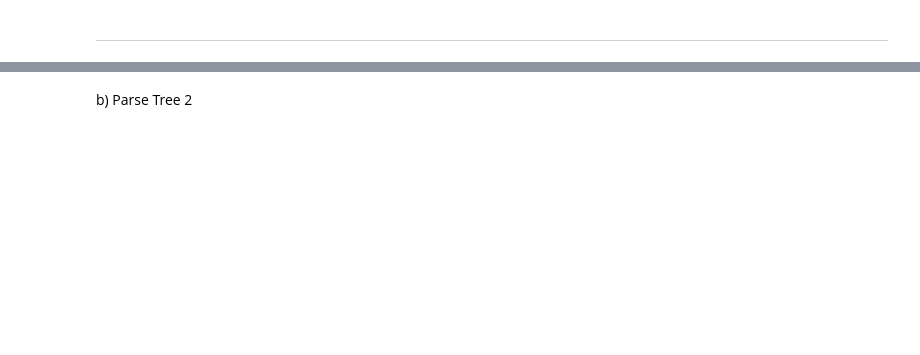
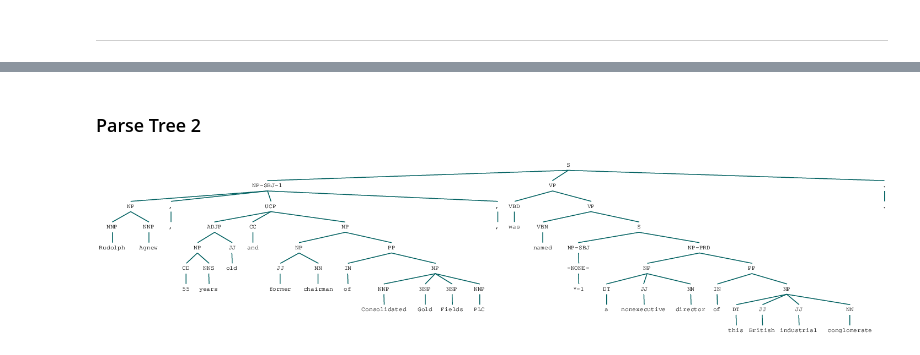
Before and after one commit to AdityaShreySharma/Corpus-Operations, a Jupyter notebook: Operations on Custom Corpora.ipynb, the cells around one changed output, grey strips where cells are left out. Saved outputs shown, nothing was run; the diff lists cells and outputs as text; code cells hidden in the pictures; blank space fills up the shorter version.

```diff
--- a/Operations on Custom Corpora.ipynb
+++ b/Operations on Custom Corpora.ipynb
@@ -152,19 +211,16 @@ a) Parse Tree 1
+# %% [markdown]
+### Parse Tree 2
 # %%
-#setting the display name and $DISPLAY environment variable
-import os
-os.system('Xvfb :1 -screen 0 1600x1200x16  &')
-os.environ['DISPLAY']=':1.0'
-
-#importing the display function
+# importing the display function
 from IPython.display import display
 
-#importing thr treebank corpus
+# importing thr treebank corpus
 from nltk.corpus import treebank
 
-#parsing the file
-tree1 = treebank.parsed_sents('wsj_0001.mrg')[0]
+# parsing the file
+tree2 = treebank.parsed_sents('wsj_0002.mrg')[0]
 
-#displaying the parse tree
-display(tree1)
+# displaying the parse tree
+display(tree2)
+# %% [output]
+[figure, added]
-# %% [markdown]
-b) Parse Tree 2
```
Also changed, not shown: parts of 23 cells of this notebook, 11 other files.
